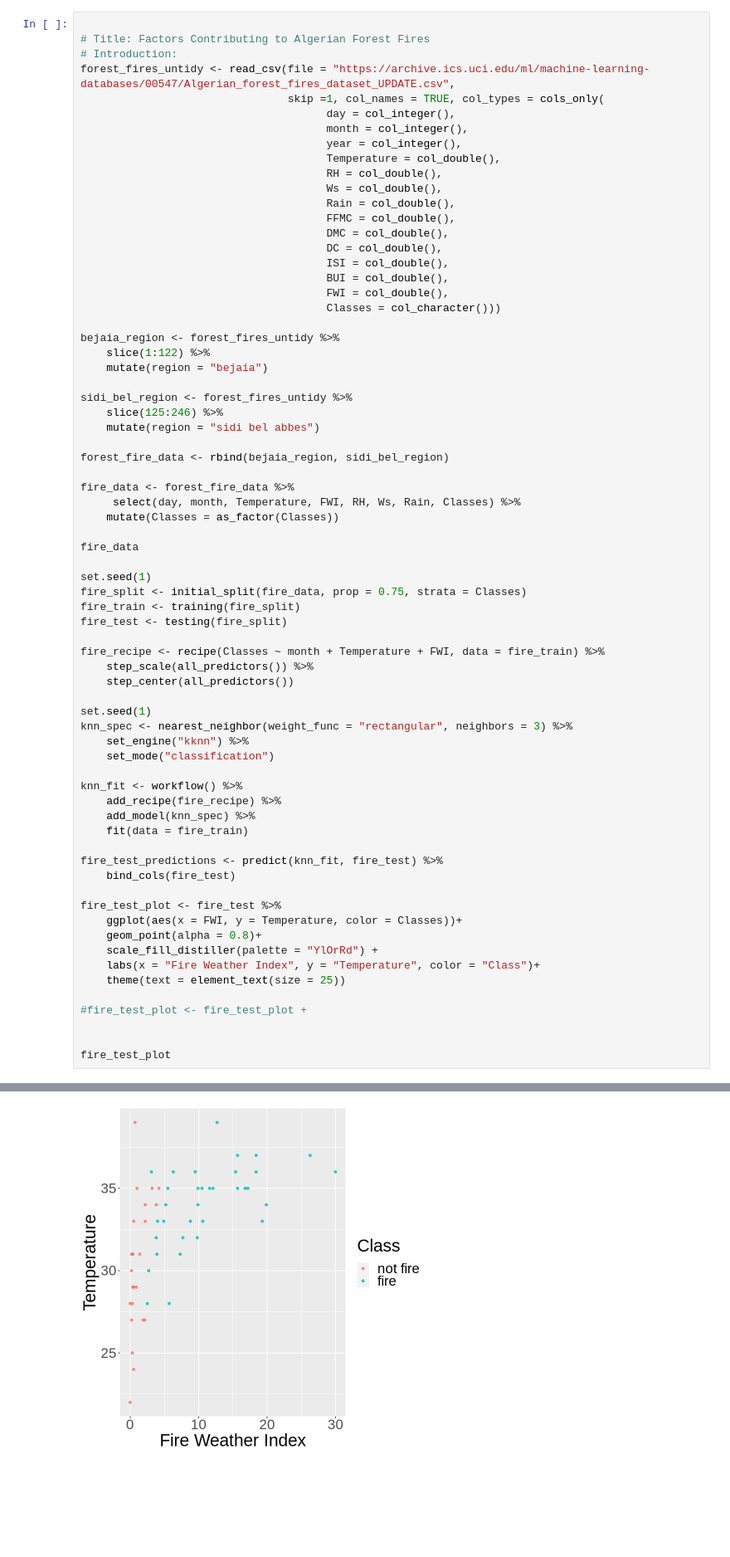
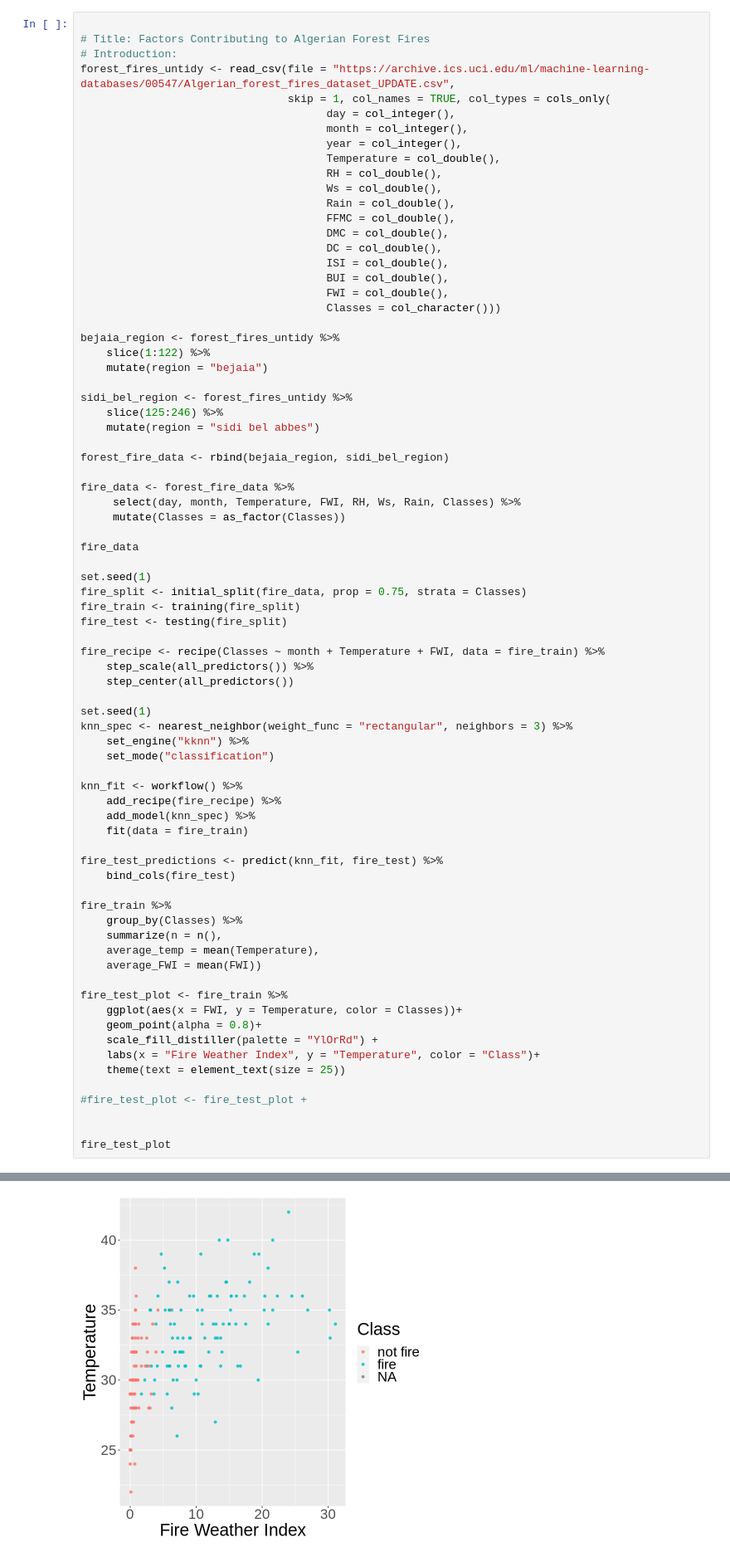
Before and after one commit to purnomoc/dsci100, a Jupyter notebook: forest_fires.ipynb, the cells around one changed output, grey strips where cells are left out. Shown at 83% size. Saved outputs shown, nothing was run; the diff lists cells and outputs as text; blank space fills up the shorter version.

Commit message:
add a summarized table and change the test data to chain data

```diff
--- a/forest_fires.ipynb
+++ b/forest_fires.ipynb
@@ -42,7 +42,7 @@ Fire Weather Index, or FWI, is a general measure used to predict the intensity o
 # Title: Factors Contributing to Algerian Forest Fires
 # Introduction:
 forest_fires_untidy <- read_csv(file = "https://archive.ics.uci.edu/ml/machine-learning-databases/00547/Algerian_forest_fires_dataset_UPDATE.csv",
-                                skip =1, col_names = TRUE, col_types = cols_only(
+                                skip = 1, col_names = TRUE, col_types = cols_only(
                                       day = col_integer(),
                                       month = col_integer(),
                                       year = col_integer(),
@@ -70,7 +70,7 @@ forest_fire_data <- rbind(bejaia_region, sidi_bel_region)
 
 fire_data <- forest_fire_data %>%
      select(day, month, Temperature, FWI, RH, Ws, Rain, Classes) %>%
-    mutate(Classes = as_factor(Classes))
+     mutate(Classes = as_factor(Classes))
 
 fire_data
 
@@ -96,7 +96,13 @@ knn_fit <- workflow() %>%
 fire_test_predictions <- predict(knn_fit, fire_test) %>%
     bind_cols(fire_test)
 
-fire_test_plot <- fire_test %>%
+fire_train %>%
+    group_by(Classes) %>%
+    summarize(n = n(),
+    average_temp = mean(Temperature),
+    average_FWI = mean(FWI))
+
+fire_test_plot <- fire_train %>%
     ggplot(aes(x = FWI, y = Temperature, color = Classes))+
     geom_point(alpha = 0.8)+
     scale_fill_distiller(palette = "YlOrRd") +
@@ -132,4 +147,4 @@ A tibble: 244 × 8
-[figure, old version]
+[figure, new version]
 # %% [markdown]
 # Methods
 For our analysis, we will not be looking at any of the individual FWI components and instead will be looking at the weather data observations (Temperature, Relative Humidity (RH), Wind speed (WS), Rain, FWI Components as well as the overall FWI). We are not interested in the potential of intensity, rather we are interested in the contribution of the weather in forest fire ignition, and how this might correlate with FWI as a whole.
```
Also changed, not shown: parts of 1 cell of this notebook.
